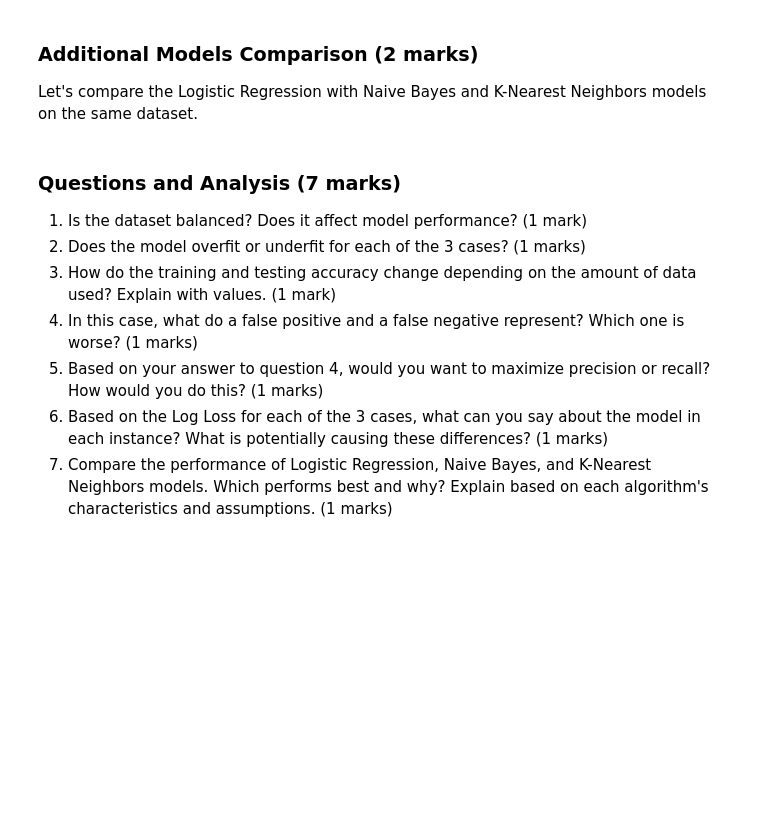
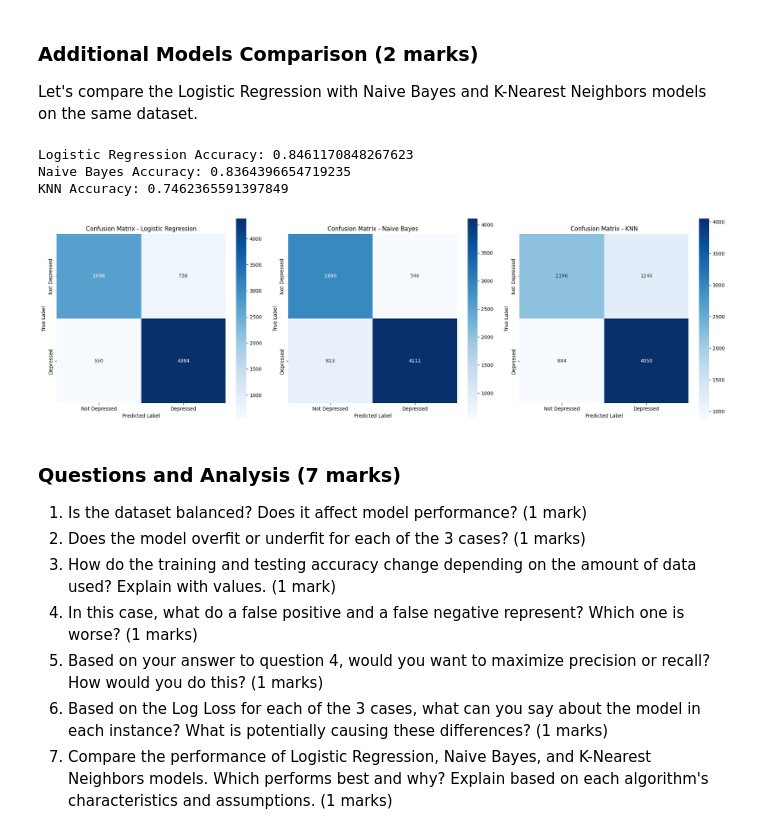
Before and after one commit to Hayden-Taylor91/ENGG680_2025_Fall_Assignment2, a Jupyter notebook: Assignment2_Upload.ipynb, the cells around one changed output. Cells and saved outputs as stored; diff of their text form; code cells hidden in the pictures; blank space fills up the shorter version.

```diff
--- a/Assignment2_Upload.ipynb
+++ b/Assignment2_Upload.ipynb
@@ -783,7 +906,9 @@ from sklearn.neighbors import KNeighborsClassifier
 # Initialize models (0.5 marks)
 
 models = {
-
+    "Logistic Regression": LogisticRegression(max_iter=2000),
+    "Naive Bayes": GaussianNB(),
+    "KNN": KNeighborsClassifier(n_neighbors=5)
 }
 
 # Train and evaluate each model using the full dataset (0.5 marks)
@@ -791,12 +916,18 @@ model_results = {}
 
 for name, model_instance in models.items():
     # Train the model
-
+    model_instance.fit(X_train, y_train)
 
     # Make predictions
-
+    y_pred_model = model_instance.predict(X_test)
 
     # Calculate accuracy
-
+    accuracy = accuracy_score(y_test, y_pred_model)
+    model_results[name] = accuracy
 
     # Print results
+    print(name, "Accuracy:", accuracy)
+# %% [output]
+Logistic Regression Accuracy: 0.8461170848267623
+Naive Bayes Accuracy: 0.8364396654719235
+KNN Accuracy: 0.7462365591397849
@@ -813,3 +934,37 @@ plt.show()
+# %%
+# Visualize confusion matrices for all models (You can use heatmap again)
+# (1 marks)
+
+# Visualize confusion matrices for all models
+
+fig, axes = plt.subplots(1, 3, figsize=(20, 6))
+
+for i, (name, model_instance) in enumerate(models.items()):
+    # Ensure the model is fitted (it was fitted in the previous cell's loop)
+    # Make predictions on the test set
+    y_pred_model = model_instance.predict(X_test)
+
+    # Calculate confusion matrix
+    conf_mat = confusion_matrix(y_test, y_pred_model)
+
+    # Plot confusion matrix
+    sns.heatmap(conf_mat,
+                xticklabels=['Not Depressed', 'Depressed'],
+                yticklabels=['Not Depressed', 'Depressed'],
+                square=True,
+                annot=True,
+                cbar=True,
+                fmt='d',
+                cmap='Blues',
+                ax=axes[i])
+    axes[i].set_xlabel("Predicted Label")
+    axes[i].set_ylabel("True Label")
+    axes[i].set_title(f"Confusion Matrix - {name}")
+
+plt.tight_layout()
+plt.show()
+# %% [output]
+[figure, added]
 # %% [markdown]
 ### Questions and Analysis (7 marks)
 
```
Also changed, not shown: parts of 11 cells of this notebook.
